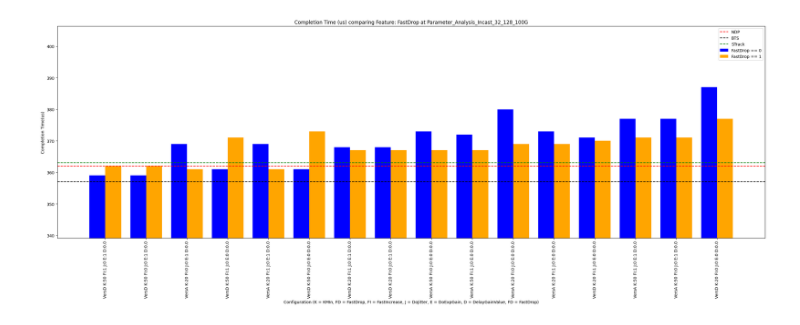
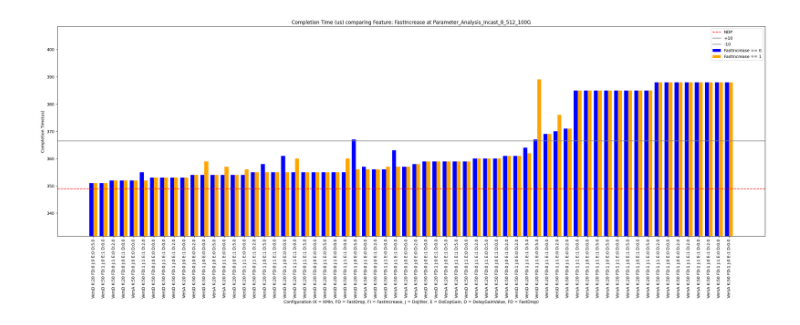
Before and after one commit to spcl/HTSIM-old, a Jupyter notebook: plotting/Summary_Notebook.ipynb, the cells around one changed output. Cells and saved outputs as stored; diff of their text form; code cells hidden in the pictures.

```diff
--- a/plotting/Summary_Notebook.ipynb
+++ b/plotting/Summary_Notebook.ipynb
@@ -7,10 +7,14 @@ from matplotlib import rcParams
 import argparse
 
 # Parser
-my_folder = "Parameter_Analysis_Incast_32_128_100G"
+my_folder = "Parameter_Analysis_incast_128_8_512_bin_100000Gbps"
 
 # Creating the original DataFrame with the specified columns and adding the rows
 df = pd.read_csv(my_folder + "/Summary.csv")
+df = df[~((df["KMin"] == 20) & (df["DelayGain"] == 2))]
+df = df[~((df["KMin"] == 50) & (df["DelayGain"] == 5))]
+
+
 display(df)
 # %% [output]
 |  | Algo | KMin | KMax | TargetRTT | FastDrop | FastIncrease | DoJitter | DoExpGain | DelayGain | ... |
@@ -177,11 +367,13 @@ def run_comparison(df, filtering_on, possible_value_1, possible_value_2, possibl
 # %%
 # Input Values
 df = pd.read_csv(my_folder + "/Summary.csv")
-filtering_on = "FastDrop"
+df = df[~((df["KMin"] == 20) & (df["DelayGain"] == 2))]
+df = df[~((df["KMin"] == 50) & (df["DelayGain"] == 5))]
+filtering_on = "FastIncrease"
 possible_value_0 = 0
 possible_value_1 = 1
 
 # Generate Plot
 run_comparison(df, filtering_on, possible_value_0, possible_value_1)
 # %% [output]
-[figure, old version]
+[figure, new version]
```
Also changed, not shown: parts of 13 cells of this notebook, 56 other files.
